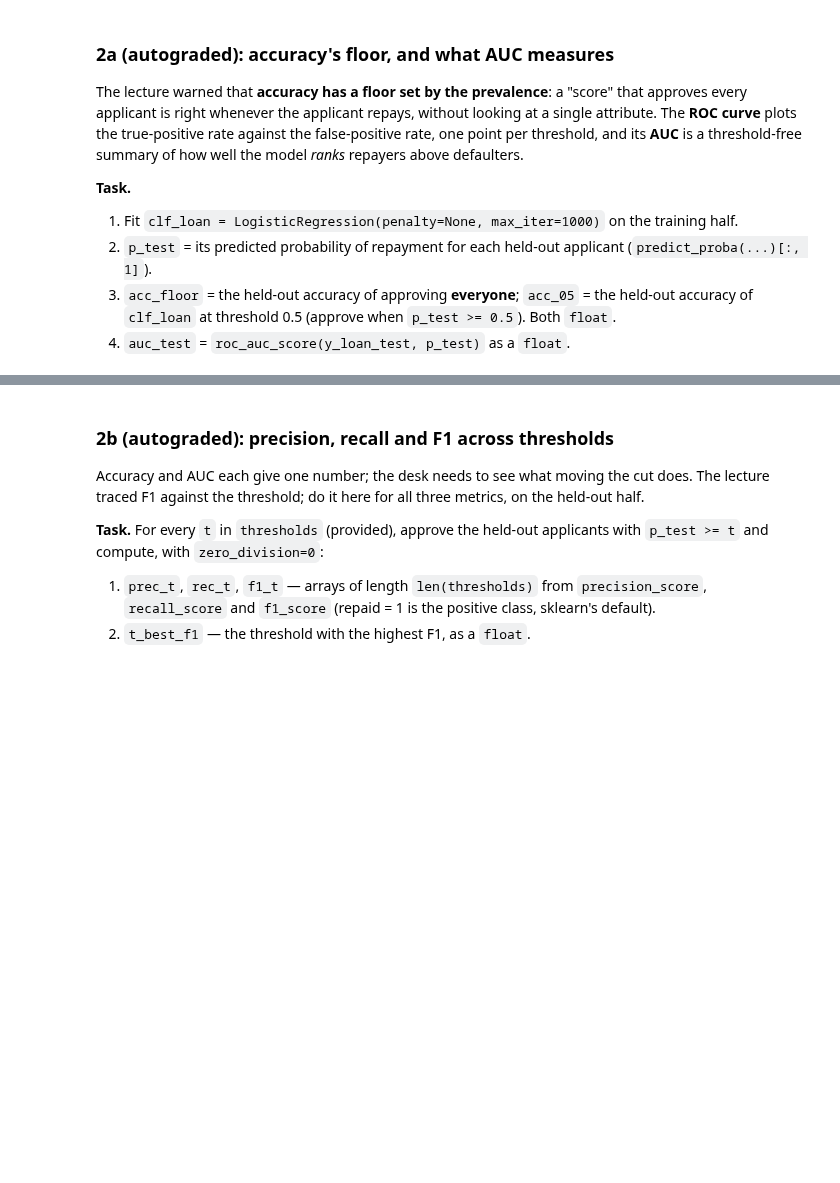
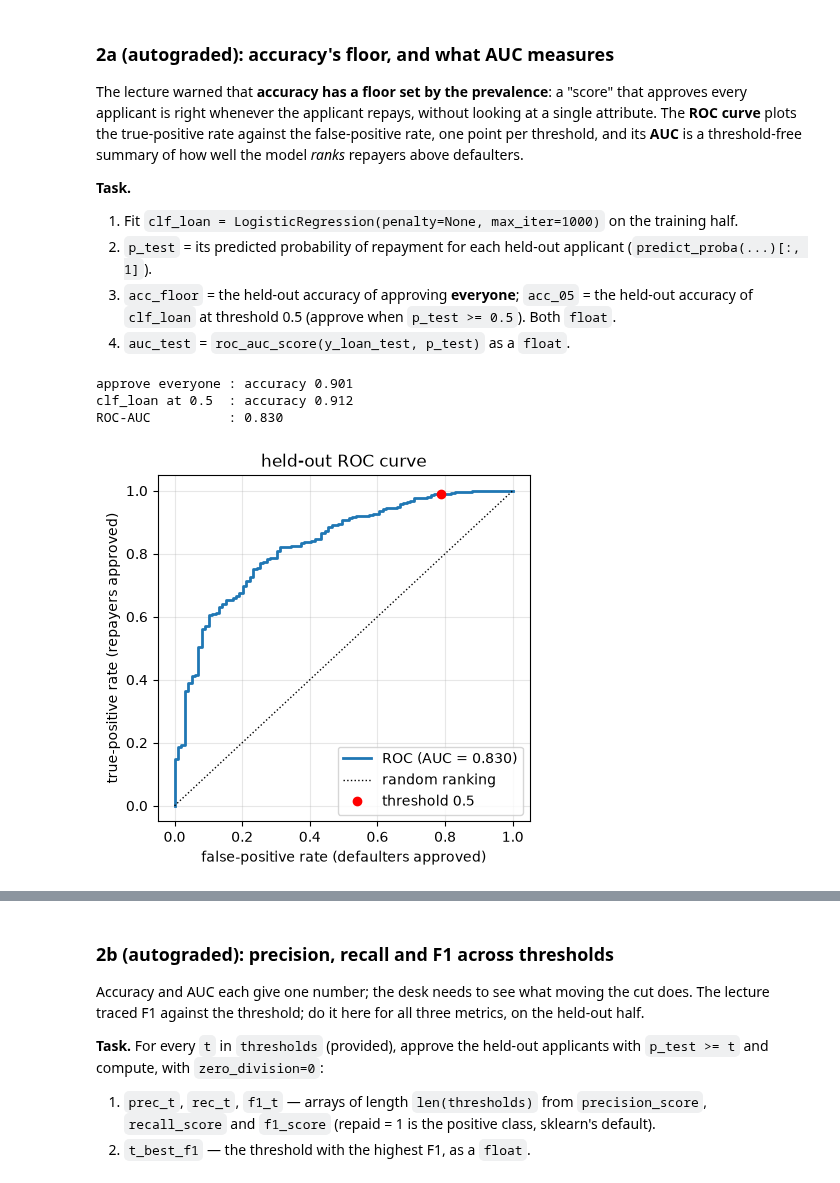
Before and after one commit to KNhae/DS701-Materials-FA26, a Jupyter notebook: class_activity_notebooks/11A-InClass-Exercise-Logistic-Regression-A1/11A-InClass-Exercise-Logistic-Regression-A1.ipynb, the cells around one changed output, grey strips where cells are left out. Cells and saved outputs as stored; diff of their text form; code cells hidden in the pictures; blank space fills up the shorter version.

```diff
--- a/class_activity_notebooks/11A-InClass-Exercise-Logistic-Regression-A1/11A-InClass-Exercise-Logistic-Regression-A1.ipynb
+++ b/class_activity_notebooks/11A-InClass-Exercise-Logistic-Regression-A1/11A-InClass-Exercise-Logistic-Regression-A1.ipynb
@@ -314,20 +342,31 @@ one point per threshold, and its **AUC** is a threshold-free summary of how well
    accuracy of `clf_loan` at threshold 0.5 (approve when `p_test >= 0.5`). Both `float`.
 4. `auc_test` = `roc_auc_score(y_loan_test, p_test)` as a `float`.
 # %%
-...
+clf_loan = LogisticRegression(penalty=None, max_iter=1000).fit(X_loan_train, y_loan_train)
+p_test = clf_loan.predict_proba(X_loan_test)[:, 1]
+
+acc_floor = float(np.mean(y_loan_test == 1))                     # approve everyone → right on every repayer
+acc_05 = float(accuracy_score(y_loan_test, (p_test >= 0.5).astype(int)))
+auc_test = float(roc_auc_score(y_loan_test, p_test))
+
 
 print(f"approve everyone : accuracy {acc_floor:.3f}")
 print(f"clf_loan at 0.5  : accuracy {acc_05:.3f}")
 print(f"ROC-AUC          : {auc_test:.3f}")
 
 fpr, tpr, _ = roc_curve(y_loan_test, p_test)
 approve = p_test >= 0.5
 plt.figure(figsize=(4.8, 4.5))
 plt.plot(fpr, tpr, lw=2, label=f"ROC (AUC = {auc_test:.3f})")
 plt.plot([0, 1], [0, 1], "k:", lw=1, label="random ranking")
 plt.plot(approve[y_loan_test == 0].mean(), approve[y_loan_test == 1].mean(), "ro", label="threshold 0.5")
 plt.xlabel("false-positive rate (defaulters approved)"); plt.ylabel("true-positive rate (repayers approved)")
 plt.legend(loc="lower right"); plt.grid(alpha=0.3); plt.title("held-out ROC curve")
 plt.show()
+# %% [output]
+approve everyone : accuracy 0.901
+clf_loan at 0.5  : accuracy 0.912
+ROC-AUC          : 0.830
+[figure, added]
 # %%
 grader.check("q4")
```
Also changed, not shown: parts of 12 cells of this notebook.
